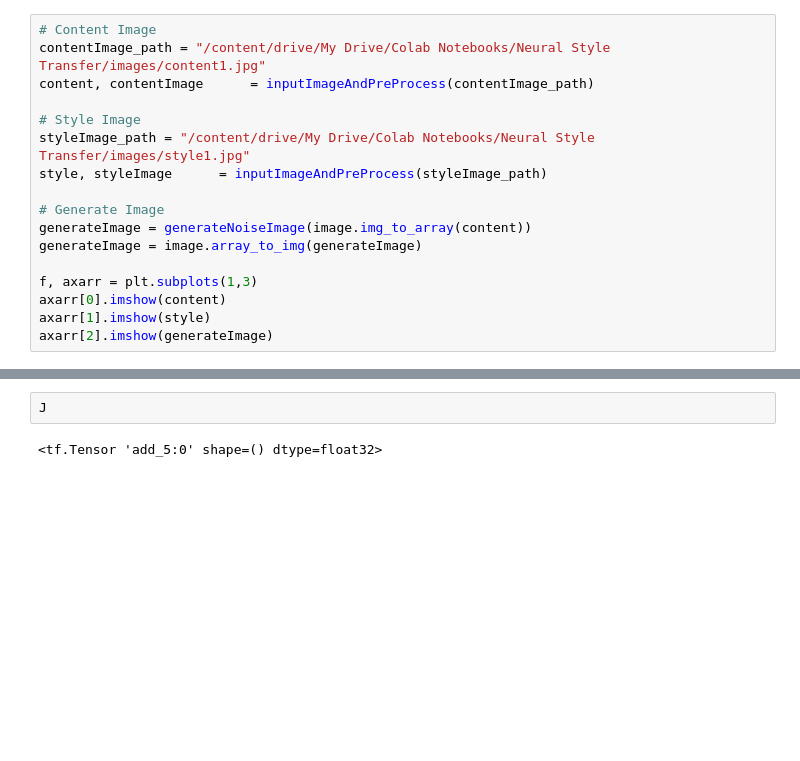
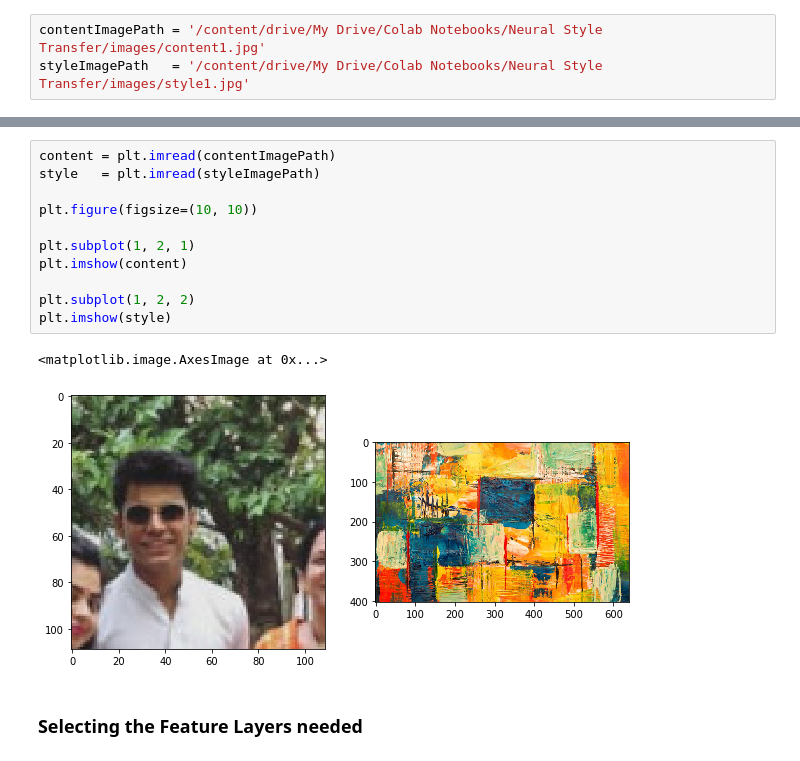
Before and after one commit to ParthikB/Neural-Style-Transfer, a Jupyter notebook: main.ipynb, the cells around one changed output, grey strips where cells are left out. Drawn from its saved outputs; the diff is of its cells as text; blank space fills up the shorter version.

```diff
--- a/main.ipynb
+++ b/main.ipynb
@@ -110,17 +39,3 @@ def inputImageAndPreProcess(path):
 # %%
-# Content Image
-contentImage_path = "/content/drive/My Drive/Colab Notebooks/Neural Style Transfer/images/content1.jpg"
-content, contentImage      = inputImageAndPreProcess(contentImage_path)
-
-# Style Image
-styleImage_path = "/content/drive/My Drive/Colab Notebooks/Neural Style Transfer/images/style1.jpg"
-style, styleImage      = inputImageAndPreProcess(styleImage_path)
-
-# Generate Image
-generateImage = generateNoiseImage(image.img_to_array(content))
-generateImage = image.array_to_img(generateImage)
-
-f, axarr = plt.subplots(1,3)
-axarr[0].imshow(content)
-axarr[1].imshow(style)
-axarr[2].imshow(generateImage)
+contentImagePath = '/content/drive/My Drive/Colab Notebooks/Neural Style Transfer/images/content1.jpg'
+styleImagePath   = '/content/drive/My Drive/Colab Notebooks/Neural Style Transfer/images/style1.jpg'
@@ -170,4 +42,16 @@ Tensor("strided_slice_1:0", shape=(?, ?, 512), dtype=float32)
-# %%
-J
-# %% [output]
-<tf.Tensor 'add_5:0' shape=() dtype=float32>
+# %%
+content = plt.imread(contentImagePath)
+style   = plt.imread(styleImagePath)
+
+plt.figure(figsize=(10, 10))
+
+plt.subplot(1, 2, 1)
+plt.imshow(content)
+
+plt.subplot(1, 2, 2)
+plt.imshow(style)
+# %% [output]
+<matplotlib.image.AxesImage at 0x...>
+[figure, added]
+# %% [markdown]
+### Selecting the Feature Layers needed
```
Also changed, not shown: parts of 28 cells of this notebook.
